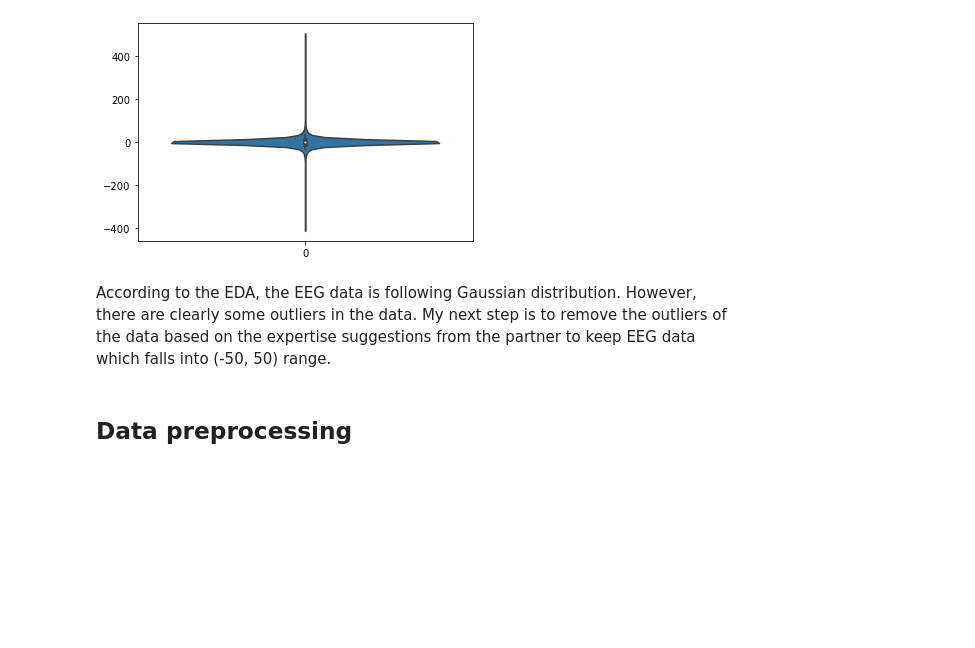
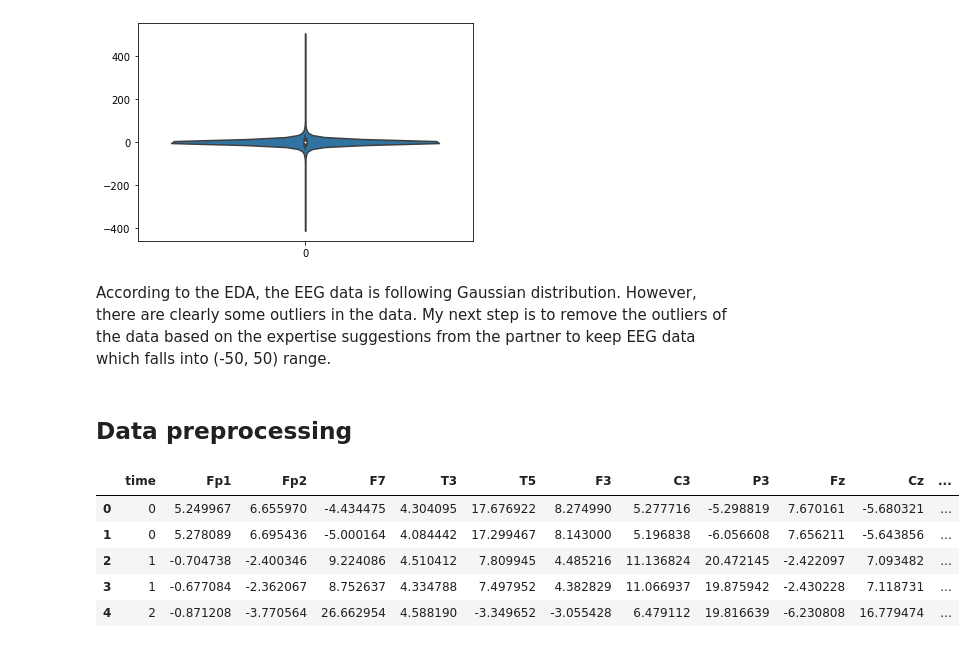
Before and after one commit to UBC-MDS/simpl_eeg_capstone, a Jupyter notebook: src/clustering/clustering_HMM.ipynb, the cells around one changed output. Drawn from its saved outputs; the diff is of its cells as text; code cells hidden in the pictures; blank space fills up the shorter version.

```diff
--- a/src/clustering/clustering_HMM.ipynb
+++ b/src/clustering/clustering_HMM.ipynb
@@ -70,3 +70,12 @@ cleaned_df = entire_df.loc[(entire_df[channel_names] != 0).all(axis=1)]
 
 # drop the outliers of dataset
 df_no_outliers = cleaned_df.loc[((cleaned_df[channel_names] <=50) & (cleaned_df[channel_names] >= -50)).all(axis=1)]
+# %%
+df_no_outliers.head()
+# %% [output]
+|  | time | Fp1 | Fp2 | F7 | T3 | T5 | F3 | C3 | P3 | Fz | Cz | ... |
+| 0 | 0 | 5.249967 | 6.655970 | -4.434475 | 4.304095 | 17.676922 | 8.274990 | 5.277716 | -5.298819 | 7.670161 | -5.680321 | ... |
+| 1 | 0 | 5.278089 | 6.695436 | -5.000164 | 4.084442 | 17.299467 | 8.143000 | 5.196838 | -6.056608 | 7.656211 | -5.643856 | ... |
+| 2 | 1 | -0.704738 | -2.400346 | 9.224086 | 4.510412 | 7.809945 | 4.485216 | 11.136824 | 20.472145 | -2.422097 | 7.093482 | ... |
+| 3 | 1 | -0.677084 | -2.362067 | 8.752637 | 4.334788 | 7.497952 | 4.382829 | 11.066937 | 19.875942 | -2.430228 | 7.118731 | ... |
+| 4 | 2 | -0.871208 | -3.770564 | 26.662954 | 4.588190 | -3.349652 | -3.055428 | 6.479112 | 19.816639 | -6.230808 | 16.779474 | ... |
```
